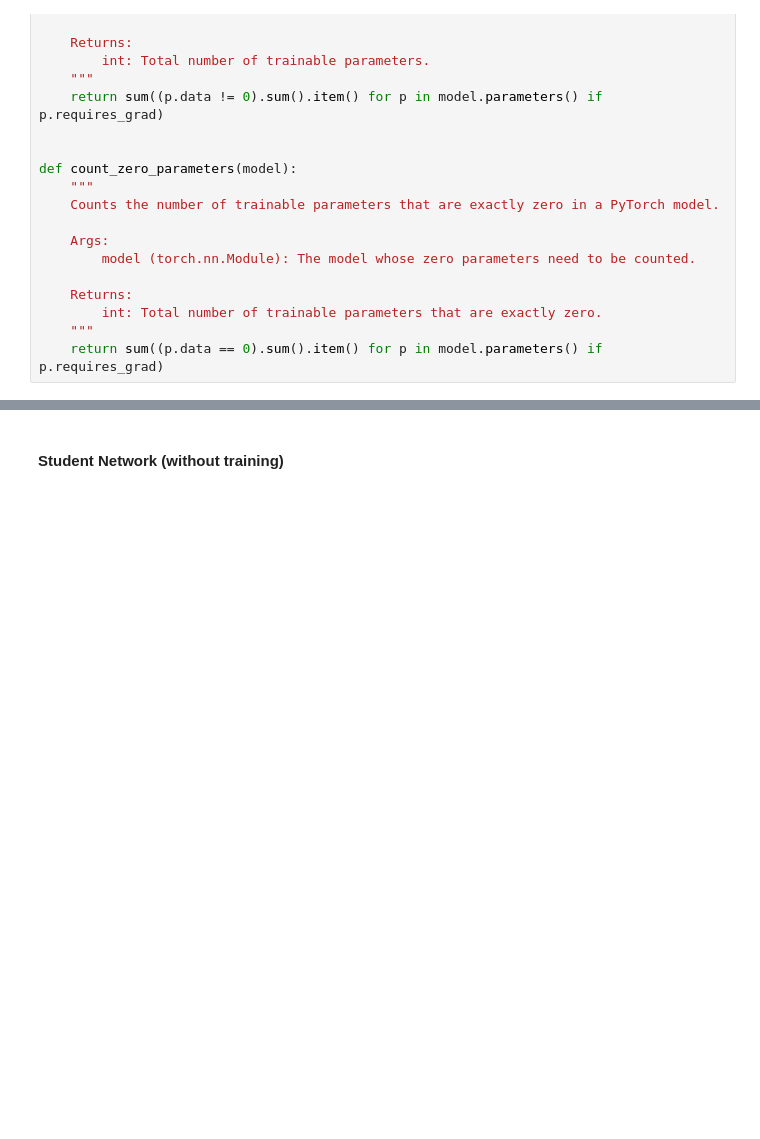
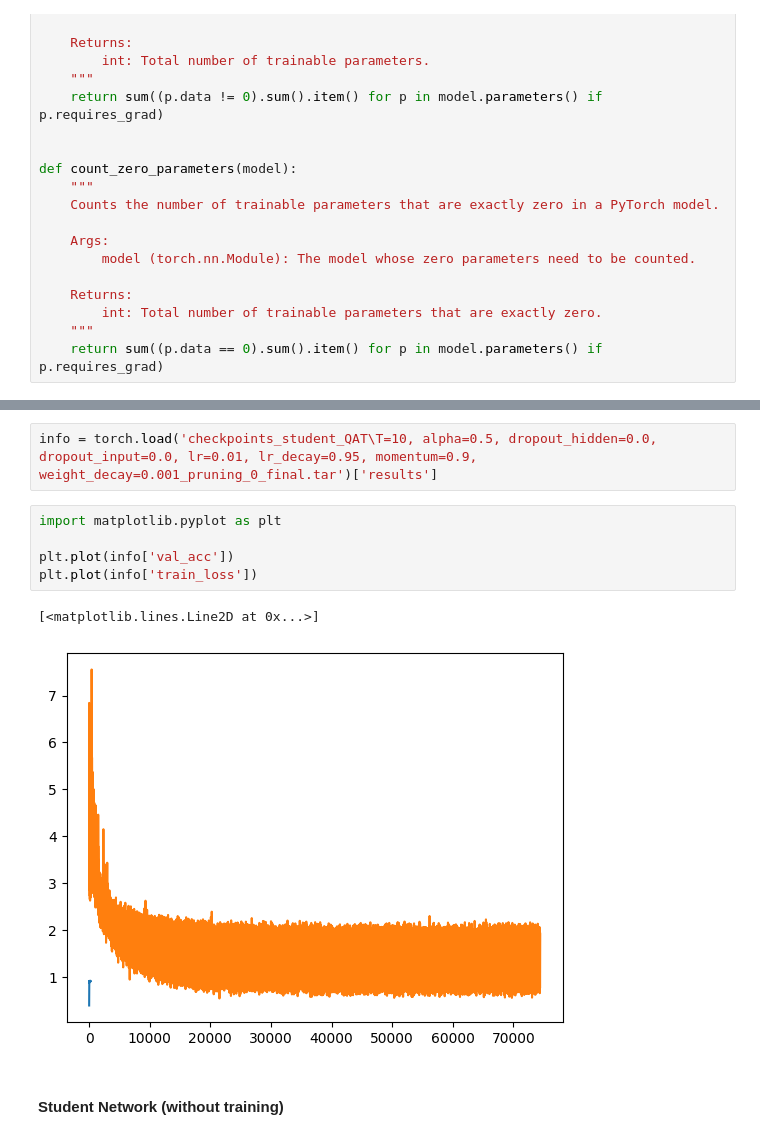
Before and after one commit to jiangqiw/DSC180B_Q2_Project, a Jupyter notebook: distill_teacher.ipynb, the cells around one changed output, grey strips where cells are left out. Saved outputs shown, nothing was run; the diff lists cells and outputs as text; blank space fills up the shorter version.

```diff
--- a/distill_teacher.ipynb
+++ b/distill_teacher.ipynb
@@ -341,3 +532,13 @@ KeyboardInterrupt:
+# %%
+info = torch.load('checkpoints_student_QAT\T=10, alpha=0.5, dropout_hidden=0.0, dropout_input=0.0, lr=0.01, lr_decay=0.95, momentum=0.9, weight_decay=0.001_pruning_0_final.tar')['results']
+# %%
+import matplotlib.pyplot as plt
+
+plt.plot(info['val_acc'])
+plt.plot(info['train_loss'])
+# %% [output]
+[<matplotlib.lines.Line2D at 0x...>]
+[figure, added]
 # %% [markdown]
 #### Student Network (without training)
 # %%
```
Also changed, not shown: parts of 10 cells of this notebook, 14 other files.
